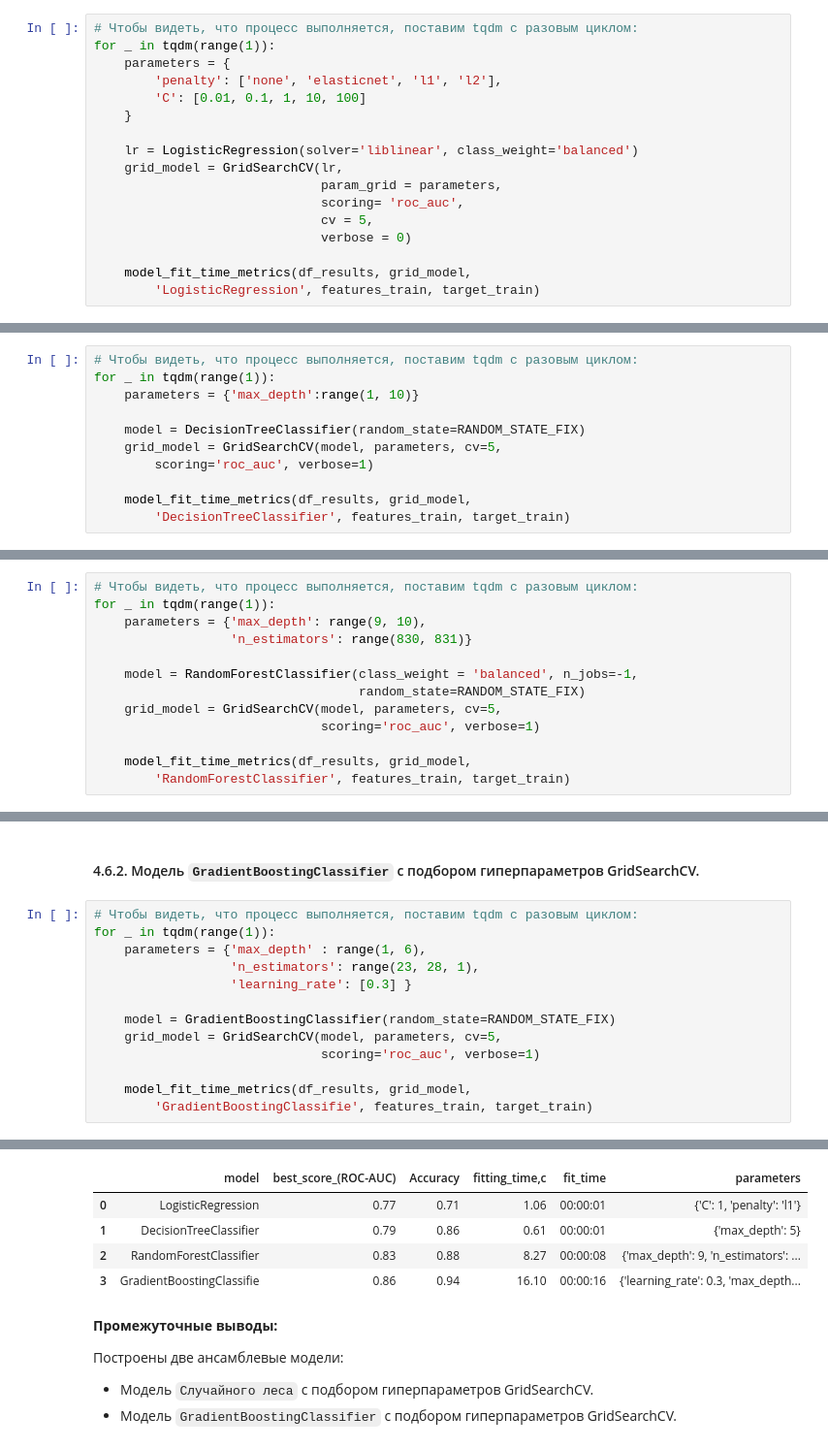
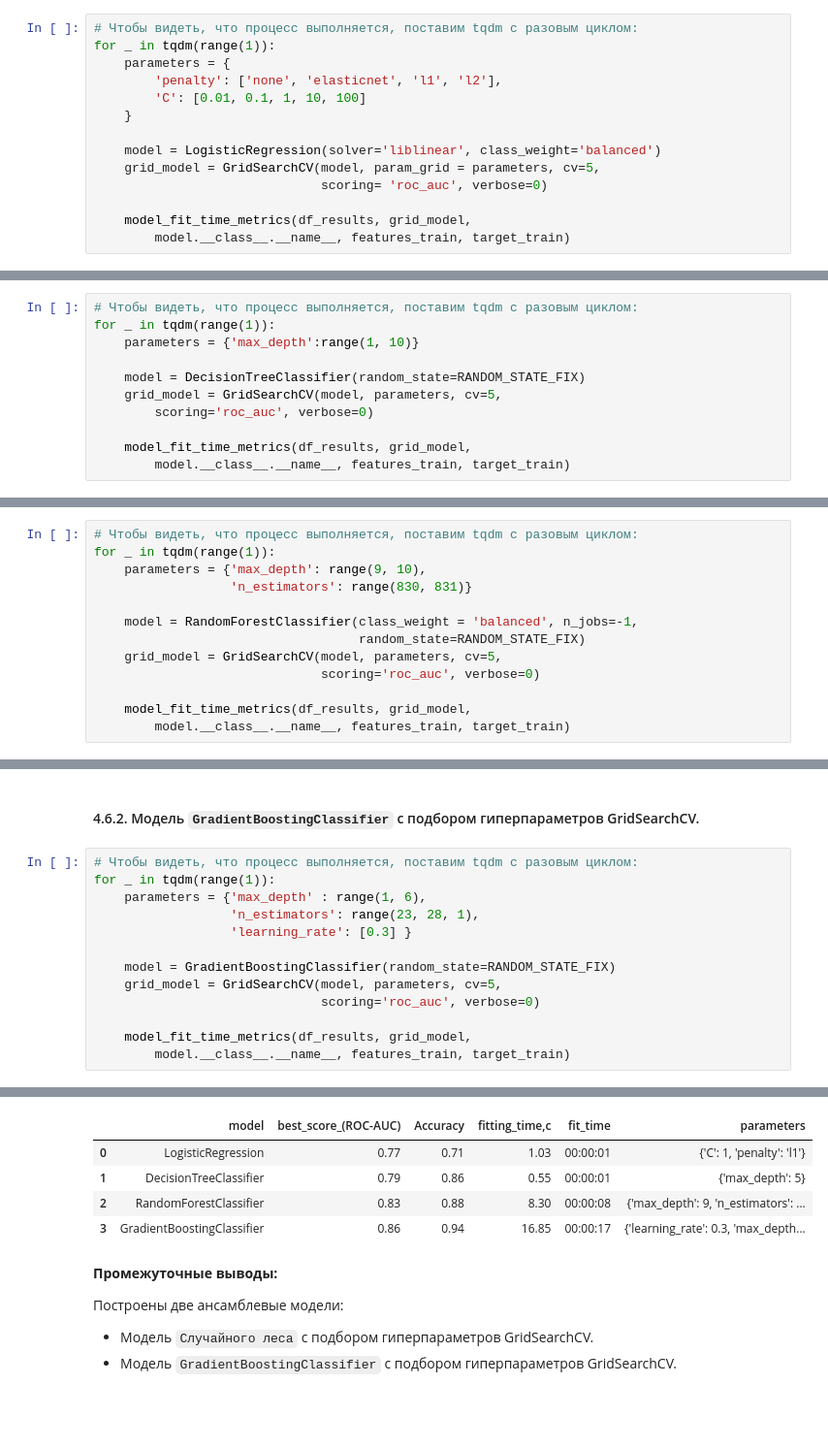
Before and after one commit to evgeniy-yandex/Data_Science, a Jupyter notebook: Telecom/telecom.ipynb, the cells around one changed output, grey strips where cells are left out. Shown at 97% size. Drawn from its saved outputs; the diff is of its cells as text; blank space fills up the shorter version.

```diff
--- a/Telecom/telecom.ipynb
+++ b/Telecom/telecom.ipynb
@@ -1463,14 +1462,11 @@ for _ in tqdm(range(1)):
         'C': [0.01, 0.1, 1, 10, 100]
     }
 
-    lr = LogisticRegression(solver='liblinear', class_weight='balanced')
-    grid_model = GridSearchCV(lr,
-                              param_grid = parameters,
-                              scoring= 'roc_auc',
-                              cv = 5,
-                              verbose = 0)
+    model = LogisticRegression(solver='liblinear', class_weight='balanced')
+    grid_model = GridSearchCV(model, param_grid = parameters, cv=5,
+                              scoring= 'roc_auc', verbose=0)
 
     model_fit_time_metrics(df_results, grid_model,
-        'LogisticRegression', features_train, target_train)
+        model.__class__.__name__, features_train, target_train)
 # %% [output]
 |  | model | best_score_(ROC-AUC) | Accuracy | fitting_time,с | fit_time | parameters |
@@ -1491,8 +1487,8 @@ for _ in tqdm(range(1)):
 
     model = DecisionTreeClassifier(random_state=RANDOM_STATE_FIX)
     grid_model = GridSearchCV(model, parameters, cv=5,
-        scoring='roc_auc', verbose=1)
+        scoring='roc_auc', verbose=0)
 
     model_fit_time_metrics(df_results, grid_model,
-        'DecisionTreeClassifier', features_train, target_train)
+        model.__class__.__name__, features_train, target_train)
 # %% [output]
@@ -1519,8 +1514,8 @@ for _ in tqdm(range(1)):
     model = RandomForestClassifier(class_weight = 'balanced', n_jobs=-1,
                                    random_state=RANDOM_STATE_FIX)
     grid_model = GridSearchCV(model, parameters, cv=5,
-                              scoring='roc_auc', verbose=1)
+                              scoring='roc_auc', verbose=0)
 
     model_fit_time_metrics(df_results, grid_model,
-        'RandomForestClassifier', features_train, target_train)
+        model.__class__.__name__, features_train, target_train)
 # %% [output]
@@ -1540,8 +1534,8 @@ for _ in tqdm(range(1)):
 
     model = GradientBoostingClassifier(random_state=RANDOM_STATE_FIX)
     grid_model = GridSearchCV(model, parameters, cv=5,
-                              scoring='roc_auc', verbose=1)
+                              scoring='roc_auc', verbose=0)
 
     model_fit_time_metrics(df_results, grid_model,
-        'GradientBoostingClassifie', features_train, target_train)
+        model.__class__.__name__, features_train, target_train)
 # %% [output]
@@ -1549,8 +1542,8 @@ Fitting 5 folds for each of 25 candidates, totalling 125 fits
 |  | model | best_score_(ROC-AUC) | Accuracy | fitting_time,с | fit_time | parameters |
-| 0 | LogisticRegression | 0.77 | 0.71 | 1.06 | 00:00:01 | {'C': 1, 'penalty': 'l1'} |
-| 1 | DecisionTreeClassifier | 0.79 | 0.86 | 0.61 | 00:00:01 | {'max_depth': 5} |
-| 2 | RandomForestClassifier | 0.83 | 0.88 | 8.27 | 00:00:08 | {'max_depth': 9, 'n_estimators': ... |
-| 3 | GradientBoostingClassifie | 0.86 | 0.94 | 16.10 | 00:00:16 | {'learning_rate': 0.3, 'max_depth... |
+| 0 | LogisticRegression | 0.77 | 0.71 | 1.03 | 00:00:01 | {'C': 1, 'penalty': 'l1'} |
+| 1 | DecisionTreeClassifier | 0.79 | 0.86 | 0.55 | 00:00:01 | {'max_depth': 5} |
+| 2 | RandomForestClassifier | 0.83 | 0.88 | 8.30 | 00:00:08 | {'max_depth': 9, 'n_estimators': ... |
+| 3 | GradientBoostingClassifier | 0.86 | 0.94 | 16.85 | 00:00:17 | {'learning_rate': 0.3, 'max_depth... |
 # %% [markdown]
 **Промежуточные выводы:**
 
```
Also changed, not shown: parts of 34 cells of this notebook.
